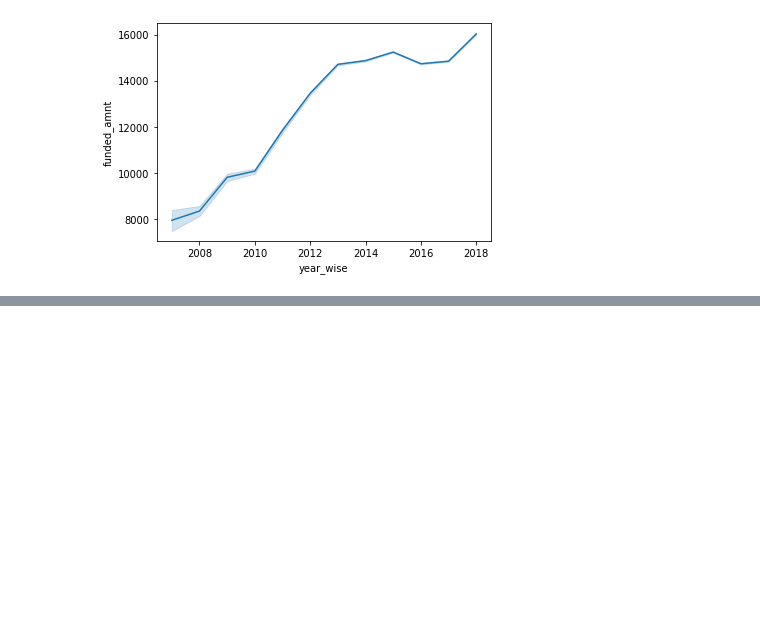
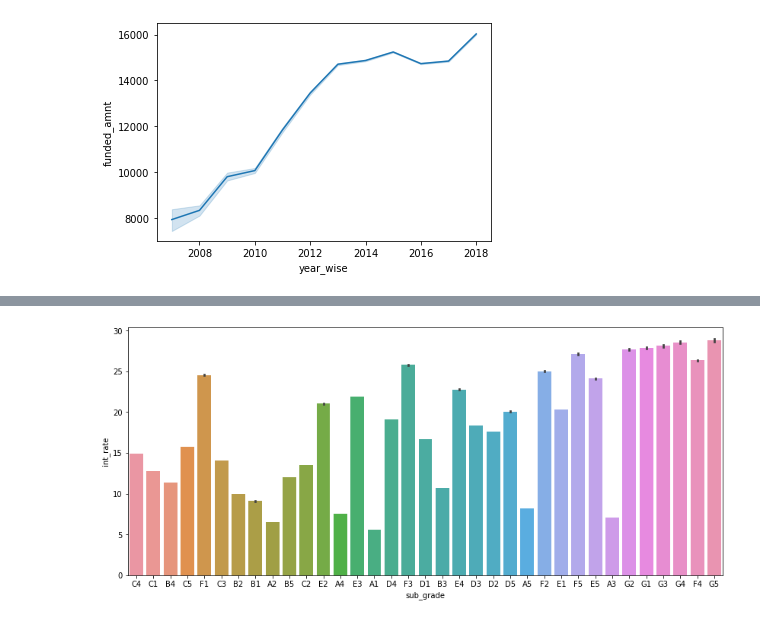
Before and after one commit to wasilone11/Data-Science-20-Feb-Optimizing-Lending-Club-s-Financial-Risk, a Jupyter notebook: Untitled.ipynb, the cells around one changed output, grey strips where cells are left out. Drawn from its saved outputs; the diff is of its cells as text; code cells hidden in the pictures; blank space fills up the shorter version.

```diff
--- a/Untitled.ipynb
+++ b/Untitled.ipynb
@@ -62,6 +62,8 @@ pymnt_plan                  33
 url                         33
 desc                   2134634
 dtype: int64
+# %%
+df = df.drop(['title', 'url', 'zip_code', 'addr_state'], axis=1)
 # %%
 max_number_of_nas = 1000000
 df = df.loc[:, (df.isnull().sum(axis=0) < max_number_of_nas)]
@@ -104,8 +106,3 @@ sns.lineplot(x="year_wise" , y="funded_amnt", data = df)
 # %% [output]
 <matplotlib.axes._subplots.AxesSubplot at 0x...>
 [figure]
-# %%
-df["grade"].replace({"A": 1, "B": 2, "C": 3, "D": 4, "E":5, "F":6, "G":7}, inplace=True)
-plt.xlabel("Grade: Here 1 to 7 corresponds to A to F")
-sns.scatterplot(x="grade", y="int_rate", data=df, palette="Blues_d")
-plt.show()
@@ -113,0 +109,3 @@ plt.show()
+# %%
+df['grade'] = df['grade'].astype('category')
+df['grade'].value_counts()
@@ -113,0 +127,4 @@ plt.show()
+# %%
+df['loan_status'] = df['loan_status'].astype('category')
+df['loan_status'].value_counts()
+#Most of the loans have been fully paid
@@ -113,0 +142,6 @@ plt.show()
+# %%
+plt.figure(figsize=(14, 6))
+sns.barplot(x="sub_grade", y="int_rate", data=df)
+plt.show()
+# %% [output]
+[figure, added]
```
Also changed, not shown: parts of 6 cells of this notebook.
